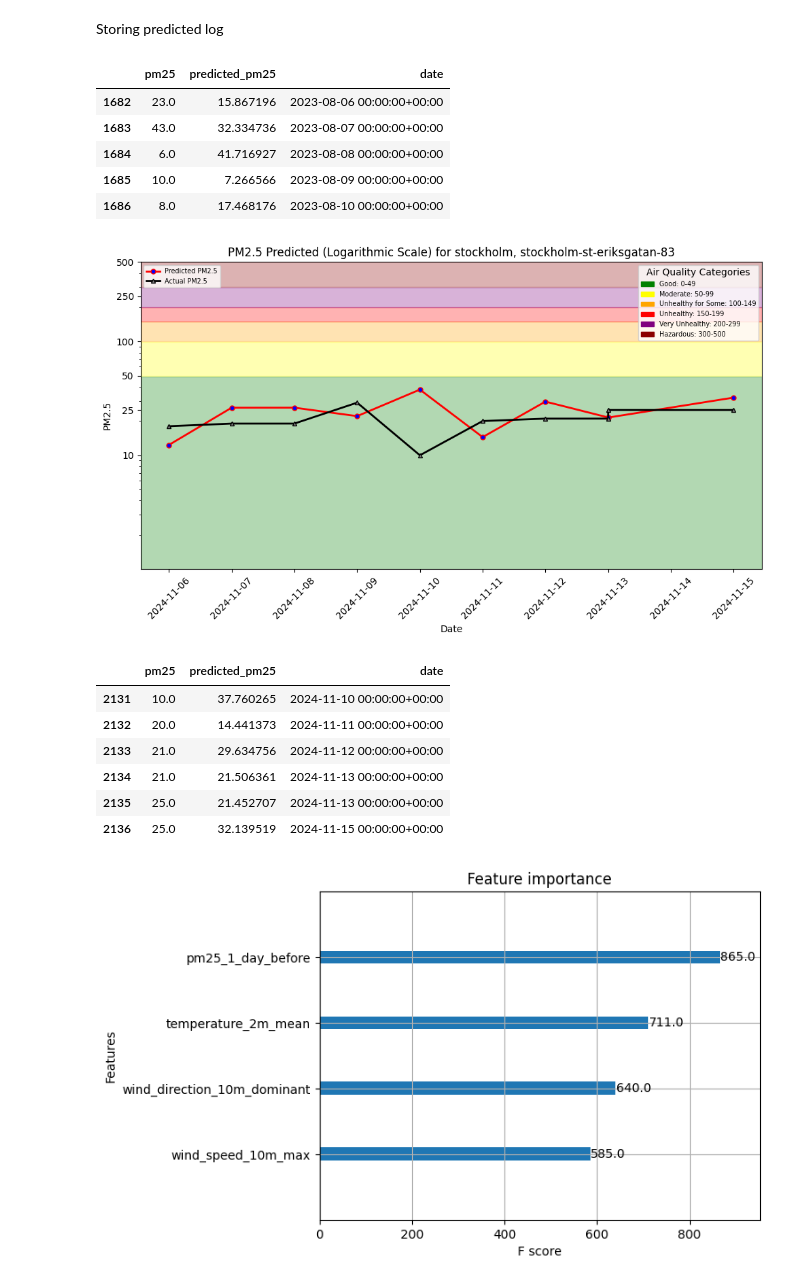
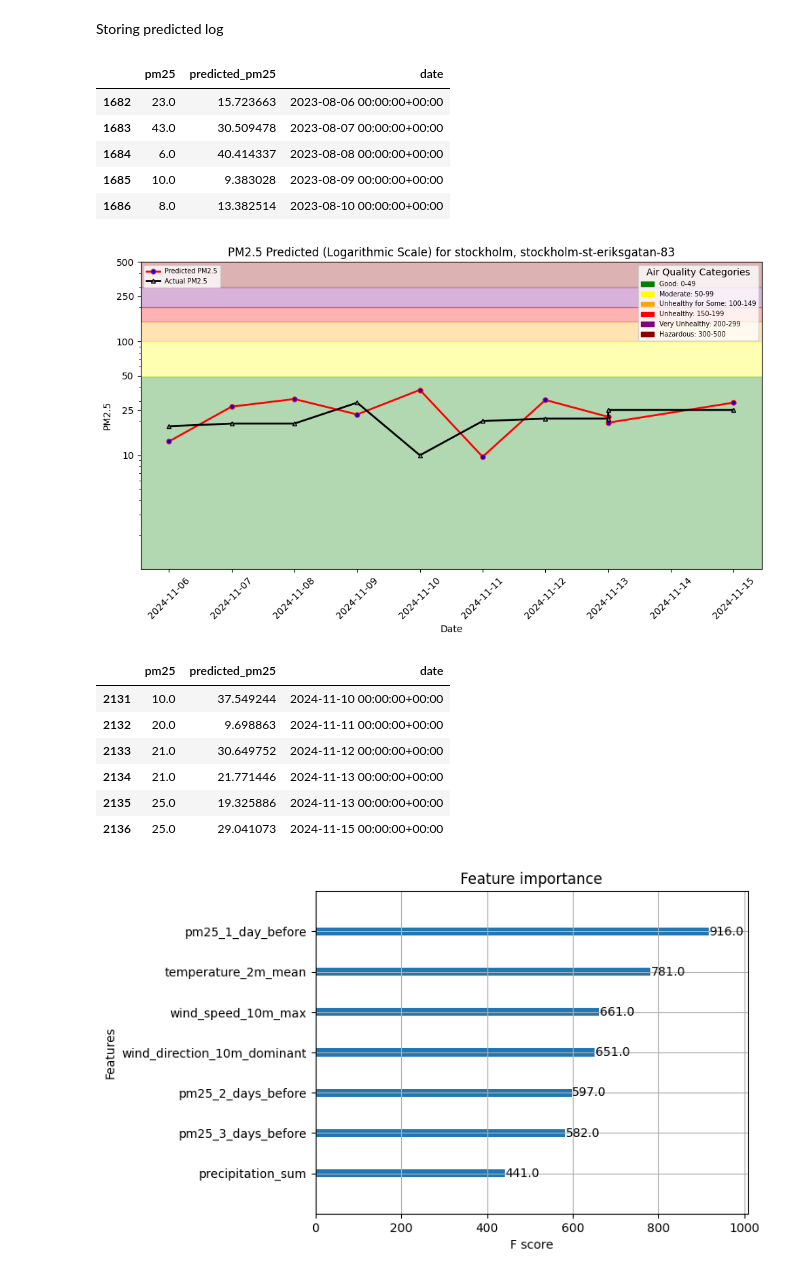
Before and after one commit to desireebill/air-quality-prediction-service, a Jupyter notebook: 3-training-pipeline.ipynb, the cells around one changed output. Cells and saved outputs as stored; diff of their text form; code cells hidden in the pictures.

```diff
--- a/3-training-pipeline.ipynb
+++ b/3-training-pipeline.ipynb
@@ -125,0 +125,21 @@ X_test
+# %%
+drop_lists=[
+    ['date', 'city'],
+    ['date', 'city', 'pm25_average_before'],
+    ['date', 'city', 'pm25_average_before', 'precipitation_sum'],
+    ['date', 'city', 'pm25_average_before', 'precipitation_sum','pm25_3_days_before'],
+    ['date', 'city', 'pm25_average_before', 'precipitation_sum','pm25_3_days_before', 'pm25_2_days_before'],
+]
+
+for drop in drop_lists:
+    train_features= X_train.drop(drop, axis=1)
+    test_features = X_test.drop(drop, axis=1)
+    xgb_regressor = XGBRegressor()
+    xgb_regressor.fit(train_features, y_train)
+    print("Dropped:", drop)
+    y_pred= xgb_regressor.predict(test_features)
+    mse= mean_squared_error(y_test.iloc[:,0], y_pred)
+    print("MSE:", mse)
+
+    r2 = r2_score(y_test.iloc[:,0], y_pred)
+    print("R squared:", r2)
@@ -126,6 +164,7 @@ X_test
 # %%
-train_features= X_train.drop(['date', 'city'], axis=1)
-test_features = X_test.drop(['date', 'city'], axis=1)
+drop_features=['date', 'city', 'pm25_average_before']
+train_features= X_train.drop(drop_features, axis=1)
+test_features = X_test.drop(drop_features, axis=1)
 # %%
 y_train
 # %% [output]
@@ -179,11 +218,11 @@ df= df.sort_values(by=['date'])
 df.head(5)
 # %% [output]
 |  | pm25 | predicted_pm25 | date |
-| 1682 | 23.0 | 15.867196 | 2023-08-06 00:00:00+00:00 |
-| 1683 | 43.0 | 32.334736 | 2023-08-07 00:00:00+00:00 |
-| 1684 | 6.0 | 41.716927 | 2023-08-08 00:00:00+00:00 |
-| 1685 | 10.0 | 7.266566 | 2023-08-09 00:00:00+00:00 |
-| 1686 | 8.0 | 17.468176 | 2023-08-10 00:00:00+00:00 |
+| 1682 | 23.0 | 15.723663 | 2023-08-06 00:00:00+00:00 |
+| 1683 | 43.0 | 30.509478 | 2023-08-07 00:00:00+00:00 |
+| 1684 | 6.0 | 40.414337 | 2023-08-08 00:00:00+00:00 |
+| 1685 | 10.0 | 9.383028 | 2023-08-09 00:00:00+00:00 |
+| 1686 | 8.0 | 13.382514 | 2023-08-10 00:00:00+00:00 |
 # %%
 model_dir="air_quality_model"
 if not os.path.exists(model_dir):
@@ -196,24 +235,24 @@ file_path=images_dir+"/pm25_hindcast.png"
 plt=util.plot_air_quality_forecast(city, street, df.tail(10), file_path, hindcast=True)
 plt.show()
 # %% [output]
-[figure, old version]
+[figure, new version]
 # %%
 df.tail(6)
 # %% [output]
 |  | pm25 | predicted_pm25 | date |
-| 2131 | 10.0 | 37.760265 | 2024-11-10 00:00:00+00:00 |
-| 2132 | 20.0 | 14.441373 | 2024-11-11 00:00:00+00:00 |
-| 2133 | 21.0 | 29.634756 | 2024-11-12 00:00:00+00:00 |
-| 2134 | 21.0 | 21.506361 | 2024-11-13 00:00:00+00:00 |
-| 2135 | 25.0 | 21.452707 | 2024-11-13 00:00:00+00:00 |
-| 2136 | 25.0 | 32.139519 | 2024-11-15 00:00:00+00:00 |
+| 2131 | 10.0 | 37.549244 | 2024-11-10 00:00:00+00:00 |
+| 2132 | 20.0 | 9.698863 | 2024-11-11 00:00:00+00:00 |
+| 2133 | 21.0 | 30.649752 | 2024-11-12 00:00:00+00:00 |
+| 2134 | 21.0 | 21.771446 | 2024-11-13 00:00:00+00:00 |
+| 2135 | 25.0 | 19.325886 | 2024-11-13 00:00:00+00:00 |
+| 2136 | 25.0 | 29.041073 | 2024-11-15 00:00:00+00:00 |
 # %%
-plot_importance(xgb_regressor, max_num_features=4)
+plot_importance(xgb_regressor, max_num_features=10)
 feature_importance_path = images_dir + "/feature_importance.png"
 plt.savefig(feature_importance_path)
 plt.show()
 # %% [output]
-[figure, old version]
+[figure, new version]
 # %%
 from hsml.schema import Schema
 from hsml.model_schema import ModelSchema
```
Also changed, not shown: parts of 8 cells of this notebook, 1 other file.
